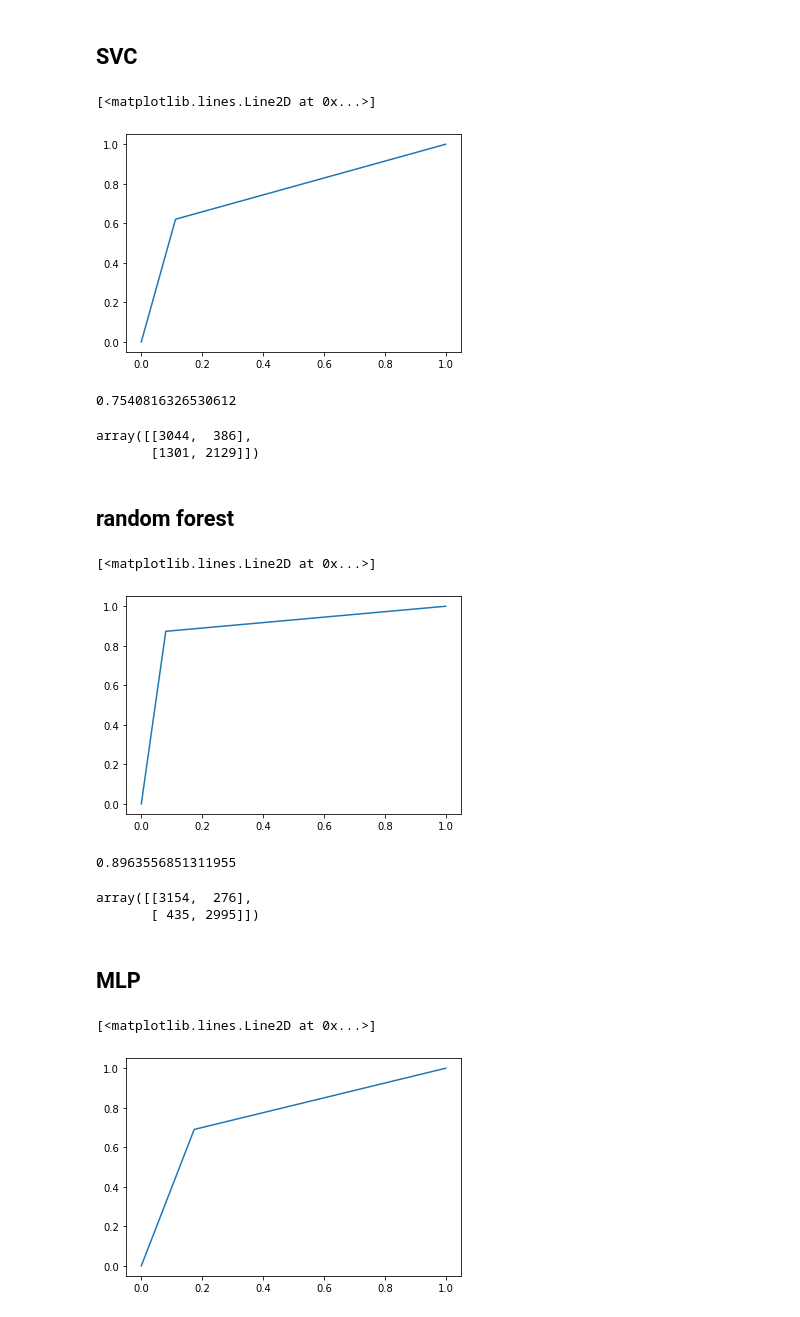
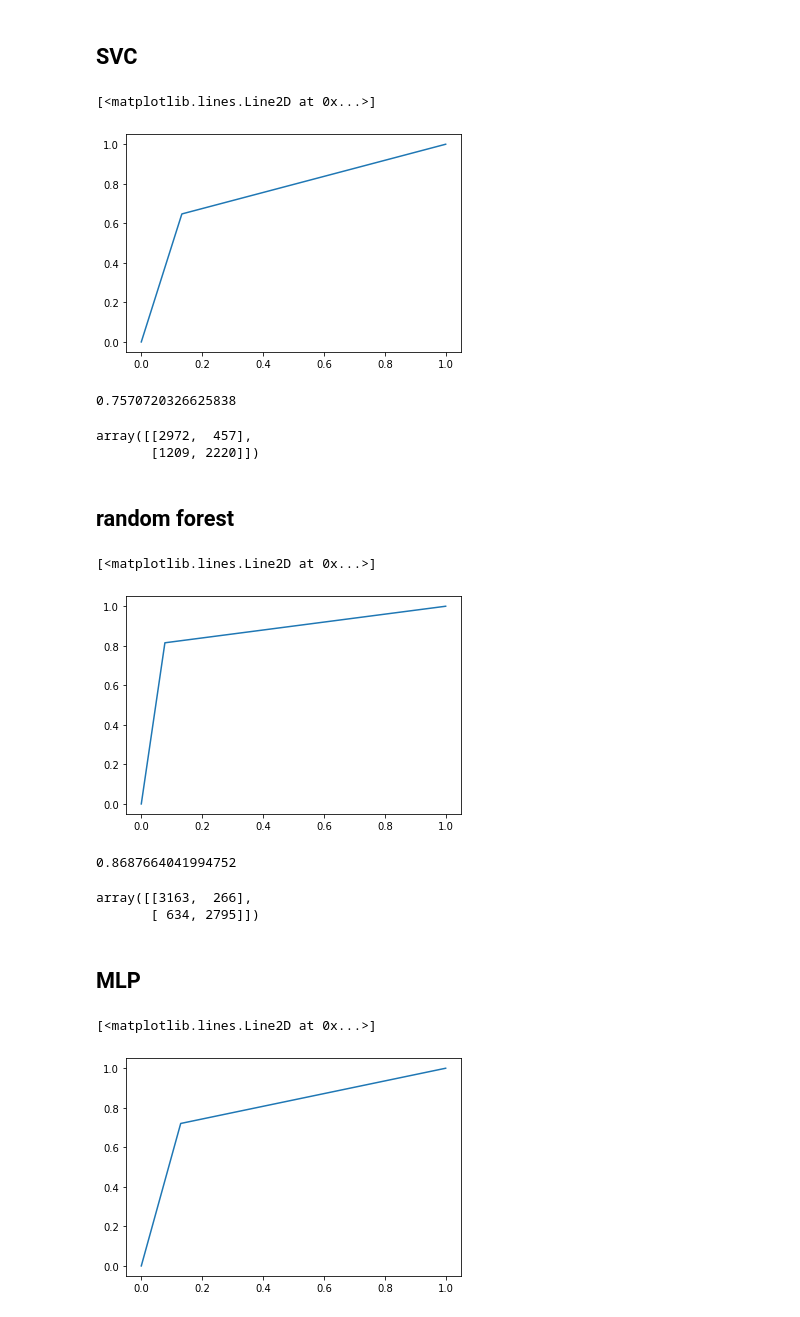
Before and after one commit to unofficial-Jona/Unimaas_researchproject_XAI, a Jupyter notebook: XAI_project.ipynb, the cells around one changed output. Saved outputs shown, nothing was run; the diff lists cells and outputs as text; code cells hidden in the pictures.

```diff
--- a/XAI_project.ipynb
+++ b/XAI_project.ipynb
@@ -40,7 +40,10 @@ class PrepareDataset(BaseEstimator, TransformerMixin):
         return self
     def transform(self, X):
         y = X['final_result']
-        y = np.where(y == 'Distinction', 'Pass', y)
+        y = np.where(y == 'Distinction', 1, y)
+        y = np.where(y == 'Pass', 1, y)
+        y = np.where(y == 'Fail', 0, y)
+        y = y.astype('bool')
         X = X.drop('final_result', axis=1)
         if self.prepare_nn:
             scaler = MinMaxScaler()
@@ -53,7 +56,7 @@ from imblearn.over_sampling import SMOTE
 
 sm = SMOTE(random_state=42)
 # %%
-data_prep = PrepareDataset()
+data_prep = PrepareDataset(prepare_nn=True)
 X_train, y_train = data_prep.transform(train)
 X_train.shape, y_train.shape
 # %% [output]
@@ -70,7 +77,7 @@ X_train.shape, y_train.shape
 # %%
 from sklearn.svm import SVC
 
-clf_SVC = SVC(kernel='rbf', probability=True)
+clf_SVC = SVC(kernel='linear', probability=True)
 clf_SVC.fit(X_train, y_train)
 # %% [output]
 SVC(C=1.0, break_ties=False, cache_size=200, class_weight=None, coef0=0.0,
@@ -101,11 +108,8 @@ from sklearn.neural_network import MLPClassifier
 from sklearn.model_selection import cross_val_score
 
 
-prep = PrepareDataset(prepare_nn=True)
-X_train_mlp, y_train_mlp = prep.transform(train)
-
-clf_MLP = MLPClassifier(random_state=1, max_iter=300)
-clf_MLP.fit(X_train_mlp, y_train_mlp)
+clf_MLP = MLPClassifier(random_state=1, max_iter=400)
+clf_MLP.fit(X_train, y_train)
 # %% [output]
 MLPClassifier(activation='relu', alpha=0.0001, batch_size='auto', beta_1=0.9,
               beta_2=0.999, early_stopping=False, epsilon=1e-08,
@@ -131,49 +128,49 @@ from sklearn.metrics import roc_curve, roc_auc_score
 from sklearn.metrics import precision_score, recall_score, confusion_matrix
 from sklearn.model_selection import cross_val_predict
 
-y_scores = cross_val_predict(clf_SVC, X_train, y_train_bool, cv=3)
+y_scores = cross_val_predict(clf_SVC, X_train, y_train, cv=3)
 
-fpr, tpr, threshold = roc_curve(y_train_bool, y_scores)
+fpr, tpr, threshold = roc_curve(y_train, y_scores)
 plt.plot(fpr,tpr)
 # %% [output]
 [<matplotlib.lines.Line2D at 0x...>]
-[figure, old version]
+[figure, new version]
 # %%
-roc_auc_score(y_train_bool, y_scores)
+roc_auc_score(y_train, y_scores)
 # %% [output]
-0.7540816326530612
+0.7570720326625838
 # %%
-confusion_matrix(y_train_bool, y_scores)
+confusion_matrix(y_train, y_scores)
 # %% [output]
-array([[3044,  386],
-       [1301, 2129]])
+array([[2972,  457],
+       [1209, 2220]])
 # %% [markdown]
 ## random forest
 # %%
-y_scores = cross_val_predict(clf_RanFor, X_train, y_train_bool)
+y_scores = cross_val_predict(clf_RanFor, X_train, y_train, cv=3)
 
-fpr, tpr, threshold = roc_curve(y_train_bool, y_scores)
+fpr, tpr, threshold = roc_curve(y_train, y_scores)
 plt.plot(fpr, tpr)
 # %% [output]
 [<matplotlib.lines.Line2D at 0x...>]
-[figure, old version]
+[figure, new version]
 # %%
-roc_auc_score(y_train_bool, y_scores)
+roc_auc_score(y_train, y_scores)
 # %% [output]
-0.8963556851311955
+0.8687664041994752
 # %%
-confusion_matrix(y_train_bool, y_scores)
+confusion_matrix(y_train, y_scores)
 # %% [output]
-array([[3154,  276],
-       [ 435, 2995]])
+array([[3163,  266],
+       [ 634, 2795]])
 # %% [markdown]
 ## MLP
 # %%
-y_scores = cross_val_predict(clf_MLP, X_train, y_train_bool)
+y_scores = cross_val_predict(clf_MLP, X_train, y_train, cv=3)
 
-fpr, tpr, threshold = roc_curve(y_train_bool, y_scores)
+fpr, tpr, threshold = roc_curve(y_train, y_scores)
 plt.plot(fpr, tpr)
 # %% [output]
 [<matplotlib.lines.Line2D at 0x...>]
-[figure, old version]
+[figure, new version]
 # %%
```
Also changed, not shown: parts of 22 cells of this notebook.
